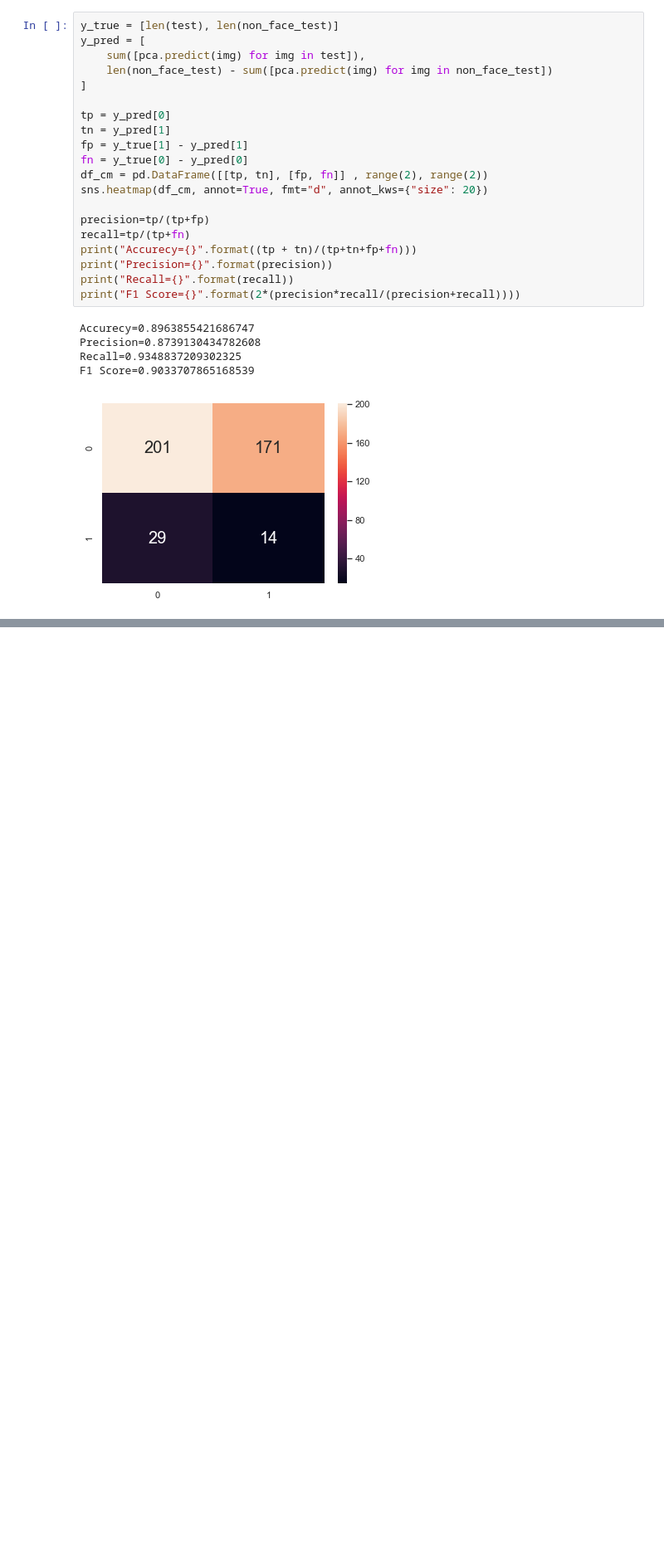
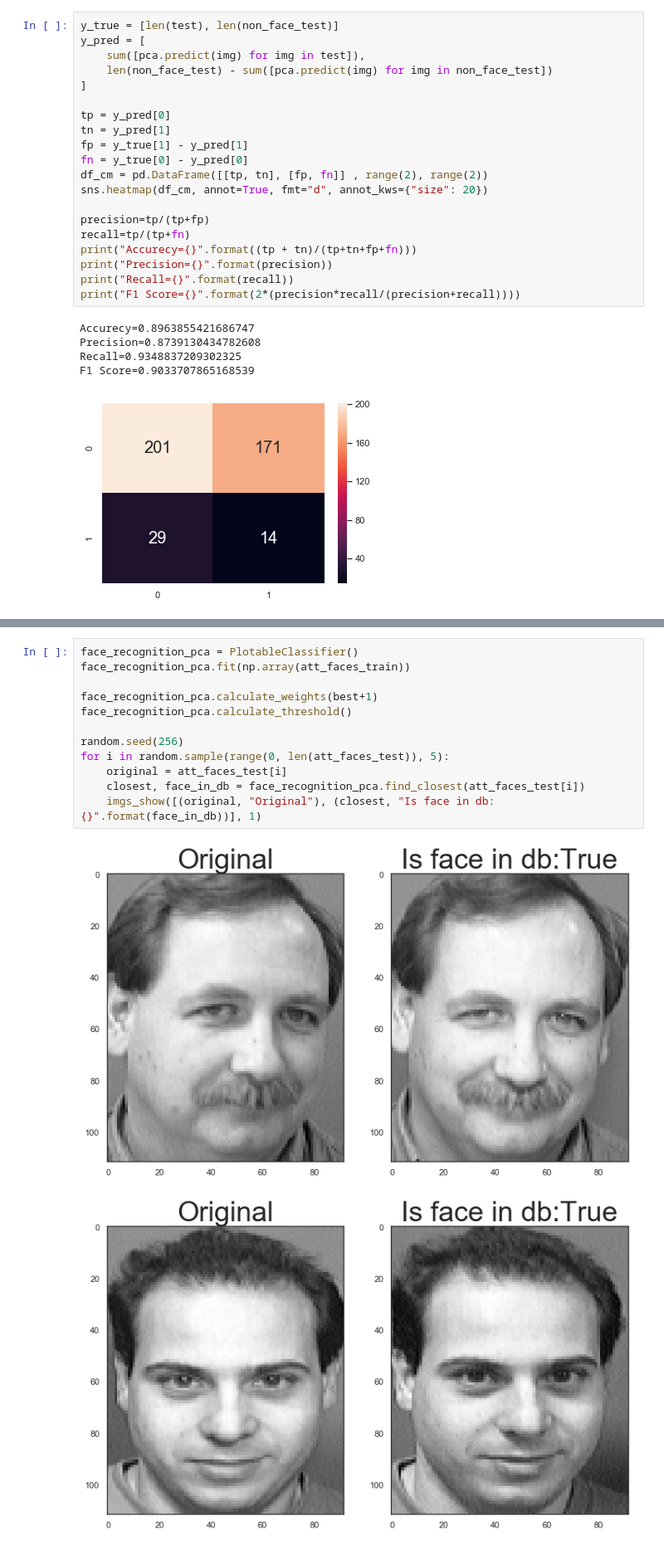
Before and after one commit to IvanProdaiko94/UCU-linear-algebra-course, a Jupyter notebook: final/face_recognition_pca.ipynb, the cells around one changed output, grey strips where cells are left out. Shown at 83% size. Drawn from its saved outputs; the diff is of its cells as text; blank space fills up the shorter version.

```diff
--- a/final/face_recognition_pca.ipynb
+++ b/final/face_recognition_pca.ipynb
@@ -409,0 +488,15 @@ F1 Score=0.9033707865168539
+# %%
+face_recognition_pca = PlotableClassifier()
+face_recognition_pca.fit(np.array(att_faces_train))
+
+face_recognition_pca.calculate_weights(best+1)
+face_recognition_pca.calculate_threshold()
+
+random.seed(256)
+for i in random.sample(range(0, len(att_faces_test)), 5):
+    original = att_faces_test[i]
+    closest, face_in_db = face_recognition_pca.find_closest(att_faces_test[i])
+    imgs_show([(original, "Original"), (closest, "Is face in db:{}".format(face_in_db))], 1)
+# %% [output]
+[figure, added]
+[figure, added]
```
Also changed, not shown: parts of 12 cells of this notebook, 1 other file.
